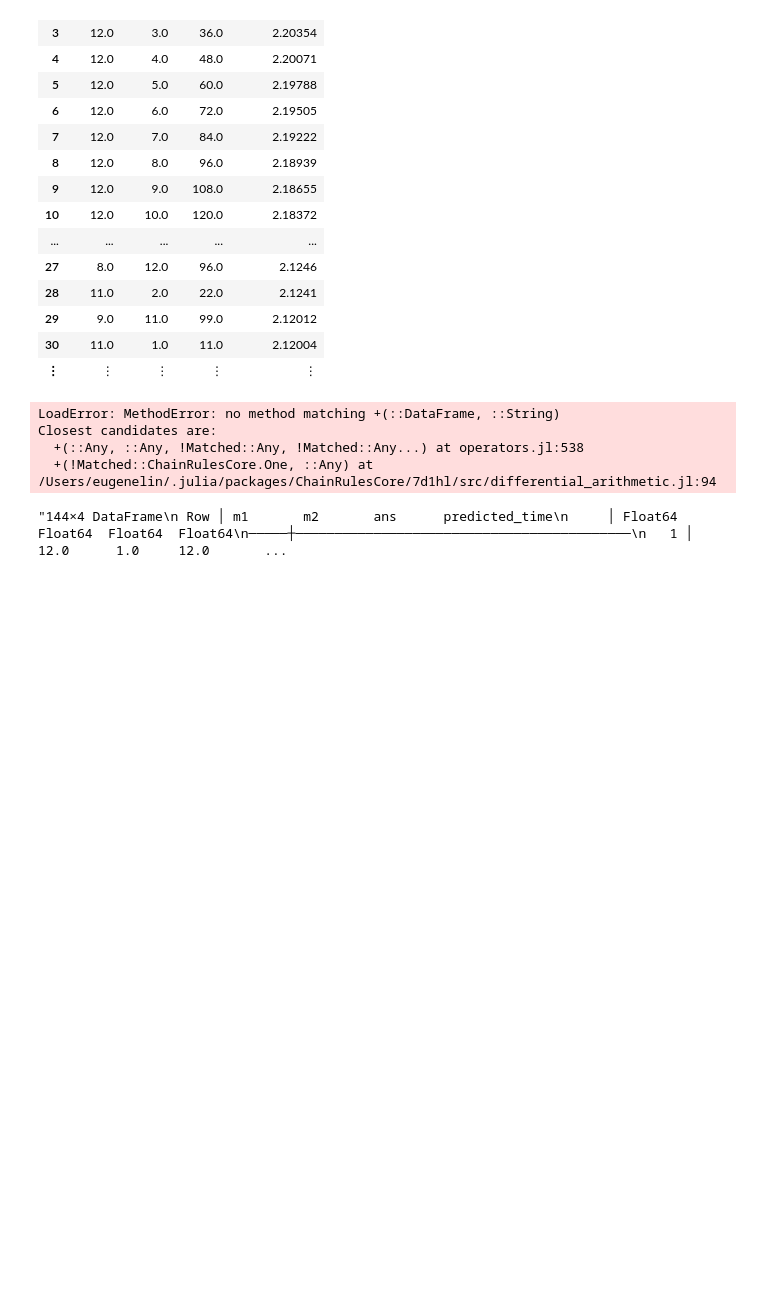
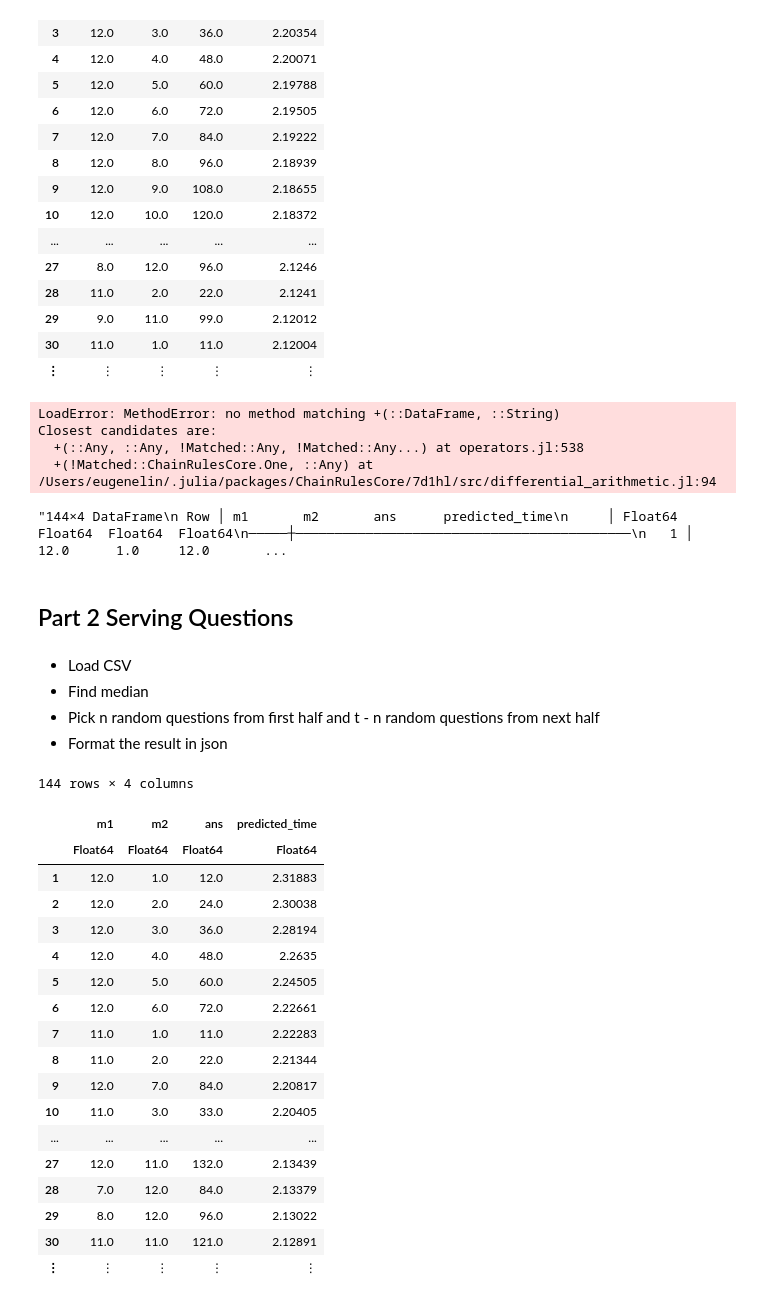
Before and after one commit to eugenelin89/ZipAssess, a Jupyter notebook: Assessment_Loop_Performance_Regressionn_Julia.ipynb, the cells around one changed output. Cells and saved outputs as stored; diff of their text form; code cells hidden in the pictures; blank space fills up the shorter version.

```diff
--- a/Assessment_Loop_Performance_Regressionn_Julia.ipynb
+++ b/Assessment_Loop_Performance_Regressionn_Julia.ipynb
@@ -459,3 +459,33 @@ Closest candidates are:
 string(X12)
 # %% [output]
 "144×4 DataFrame\n Row │ m1       m2       ans      predicted_time\n     │ Float64  Float64  Float64  Float64\n─────┼───────────────────────────────────────────\n   1 │    12.0      1.0     12.0       ...
+# %% [markdown]
+## Part 2 Serving Questions
+# %% [markdown]
+- Load CSV
+- Find median
+- Pick n random questions from first half and t - n random questions from next half
+- Format the result in json
+# %%
+# Load CSV to Dataframe
+df = DataFrame(CSV.File("data_trained/christopher.trained.csv"))
+# %% [output]
+144 rows × 4 columns
+|  | m1 | m2 | ans | predicted_time |
+|  | Float64 | Float64 | Float64 | Float64 |
+| 1 | 12.0 | 1.0 | 12.0 | 2.31883 |
+| 2 | 12.0 | 2.0 | 24.0 | 2.30038 |
+| 3 | 12.0 | 3.0 | 36.0 | 2.28194 |
+| 4 | 12.0 | 4.0 | 48.0 | 2.2635 |
+| 5 | 12.0 | 5.0 | 60.0 | 2.24505 |
+| 6 | 12.0 | 6.0 | 72.0 | 2.22661 |
+| 7 | 11.0 | 1.0 | 11.0 | 2.22283 |
+| 8 | 11.0 | 2.0 | 22.0 | 2.21344 |
+| 9 | 12.0 | 7.0 | 84.0 | 2.20817 |
+| 10 | 11.0 | 3.0 | 33.0 | 2.20405 |
+| ... | ... | ... | ... | ... |
+| 27 | 12.0 | 11.0 | 132.0 | 2.13439 |
+| 28 | 7.0 | 12.0 | 84.0 | 2.13379 |
+| 29 | 8.0 | 12.0 | 96.0 | 2.13022 |
+| 30 | 11.0 | 11.0 | 121.0 | 2.12891 |
+| ⋮ | ⋮ | ⋮ | ⋮ | ⋮ |
```
Also changed, not shown: parts of 1 cell of this notebook, 5 other files.
